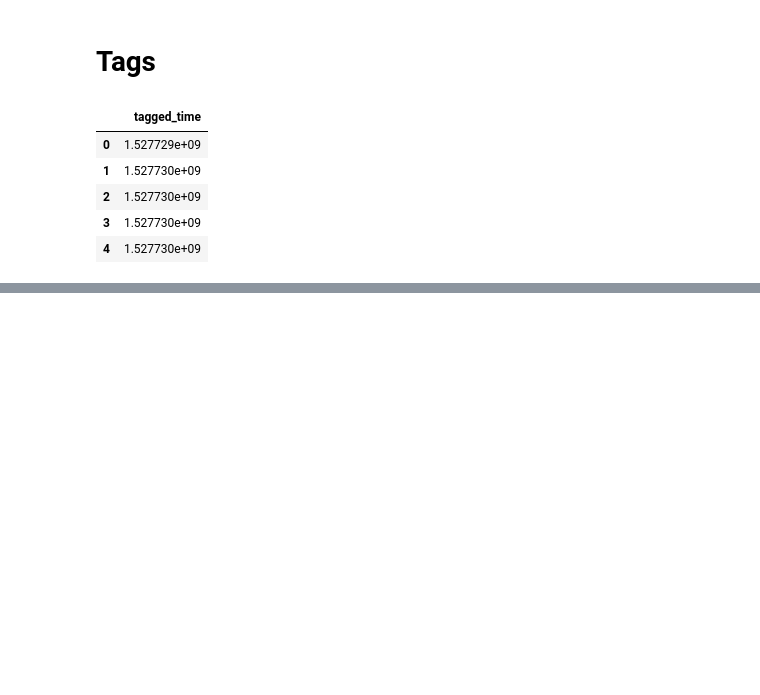
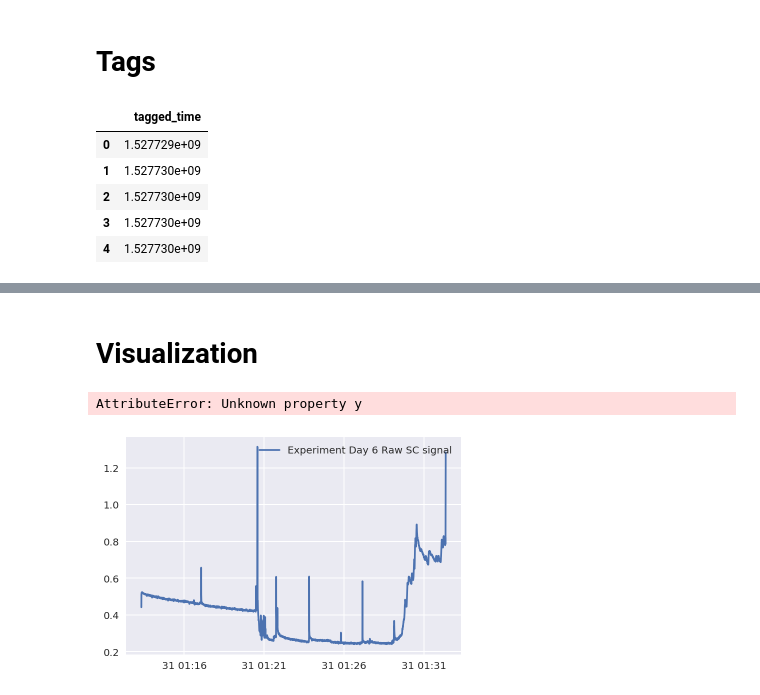
Before and after one commit to haohan723/Physiological-Data-Analysis, a Jupyter notebook: cvxEDA/src/ColdvsWarm.ipynb, the cells around one changed output, grey strips where cells are left out. Cells and saved outputs as stored; diff of their text form; code cells hidden in the pictures; blank space fills up the shorter version.

Commit message:
add visualization with tags

```diff
--- a/cvxEDA/src/ColdvsWarm.ipynb
+++ b/cvxEDA/src/ColdvsWarm.ipynb
@@ -98,0 +105,21 @@ fl_day6_bath = fl_eda_6.loc[tags_6.tagged_time[1]:tags_6.tagged_time[2]]
+# %% [markdown]
+# Visualization
+# %%
+# y_mean = np.mean(fl_exp2.eda)
+# plt.figure(figsize=(25,20))
+plt.plot(fl_eda_6)
+plt.legend(['Experiment Day 6 Raw SC signal'],loc=1,fontsize='medium')
+plt.axvline(x = tags_6.tagged_time[0],color = 'salmon',linestyle='--')
+plt.axvline(x = tags_6.tagged_time[1],color = 'salmon',linestyle='--')
+plt.axvline(x = tags_6.tagged_time[2],color = 'salmon',linestyle='--')
+plt.axvline(x = tags_6.tagged_time[3],color = 'salmon',linestyle='--')
+plt.axvline(x = tags_6.tagged_time[4],color = 'salmon',linestyle='--')
+plt.axvline(x = tags_6.tagged_time[5],color = 'salmon',linestyle='--')
+plt.axvline(x = tags_6.tagged_time[6],color = 'salmon',linestyle='--')
+plt.axvline(x = tags_6.tagged_time[7],color = 'salmon',linestyle='--')
+# plt.title('Cold Shower Experiment Day 0')
+plt.figtext(.5,.9,'Cold Shower Experiment Day 6', fontsize=20, ha='center')
+plt.show()
+# %% [output]
+AttributeError: Unknown property y
+[figure, added]
```
Also changed, not shown: parts of 2 cells of this notebook.
